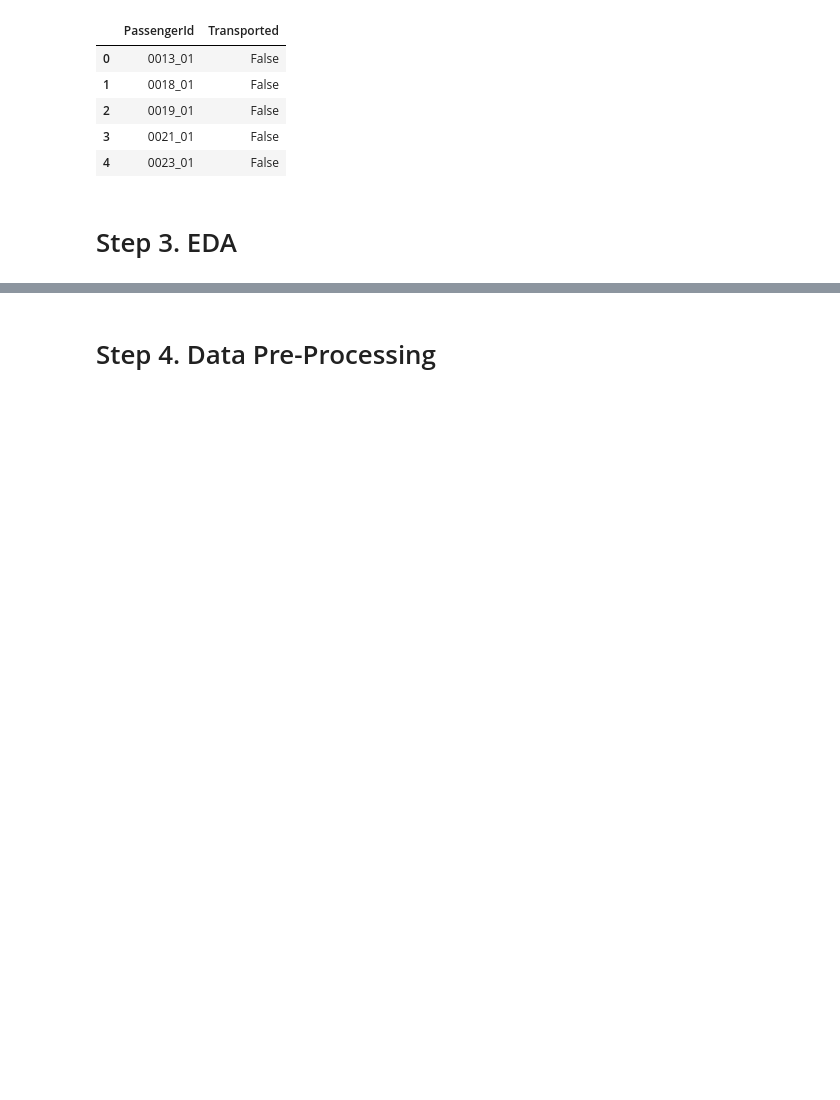
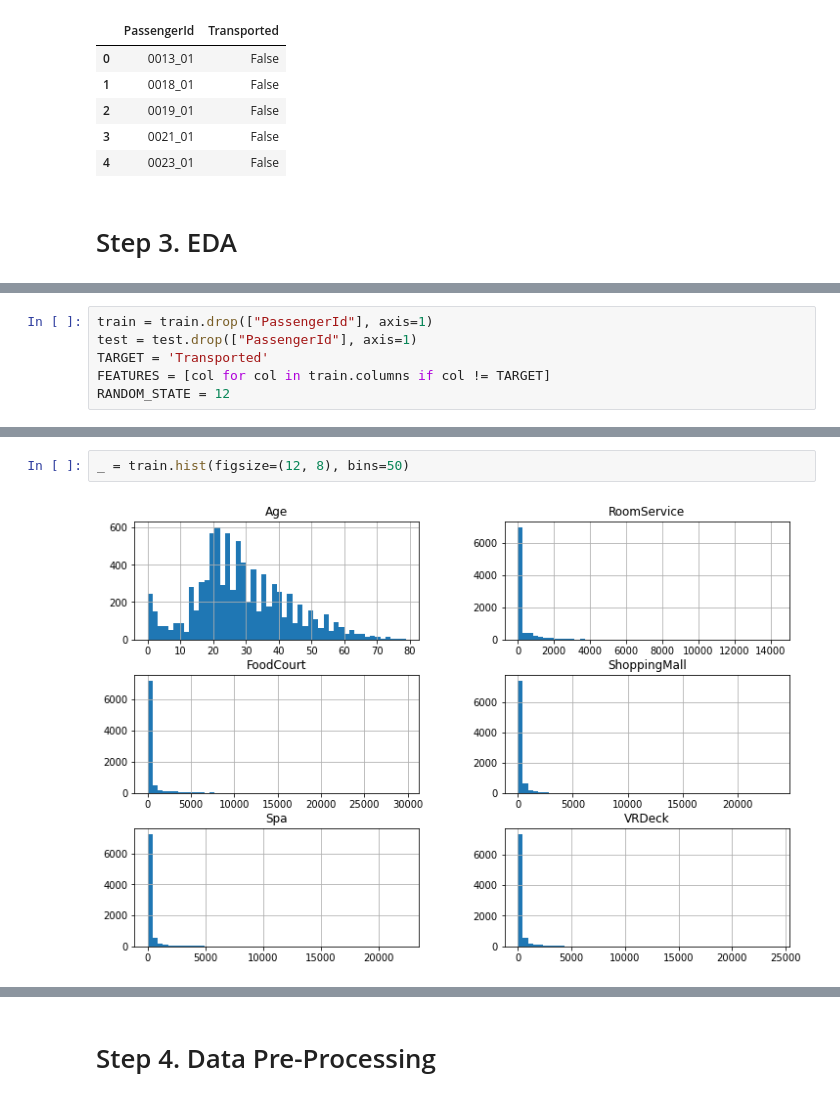
Before and after one commit to milhaud1201/Kaggle-study, a Jupyter notebook: spaceship-titanic/Spaceship-Titanic.ipynb, the cells around one changed output, grey strips where cells are left out. Drawn from its saved outputs; the diff is of its cells as text; blank space fills up the shorter version.

```diff
--- a/spaceship-titanic/Spaceship-Titanic.ipynb
+++ b/spaceship-titanic/Spaceship-Titanic.ipynb
@@ -210,0 +213,6 @@ submission.head()
+# %%
+train = train.drop(["PassengerId"], axis=1)
+test = test.drop(["PassengerId"], axis=1)
+TARGET = 'Transported'
+FEATURES = [col for col in train.columns if col != TARGET]
+RANDOM_STATE = 12
@@ -210,0 +336,4 @@ submission.head()
+# %%
+_ = train.hist(figsize=(12, 8), bins=50)
+# %% [output]
+[figure, added]
```
Also changed, not shown: parts of 34 cells of this notebook.
